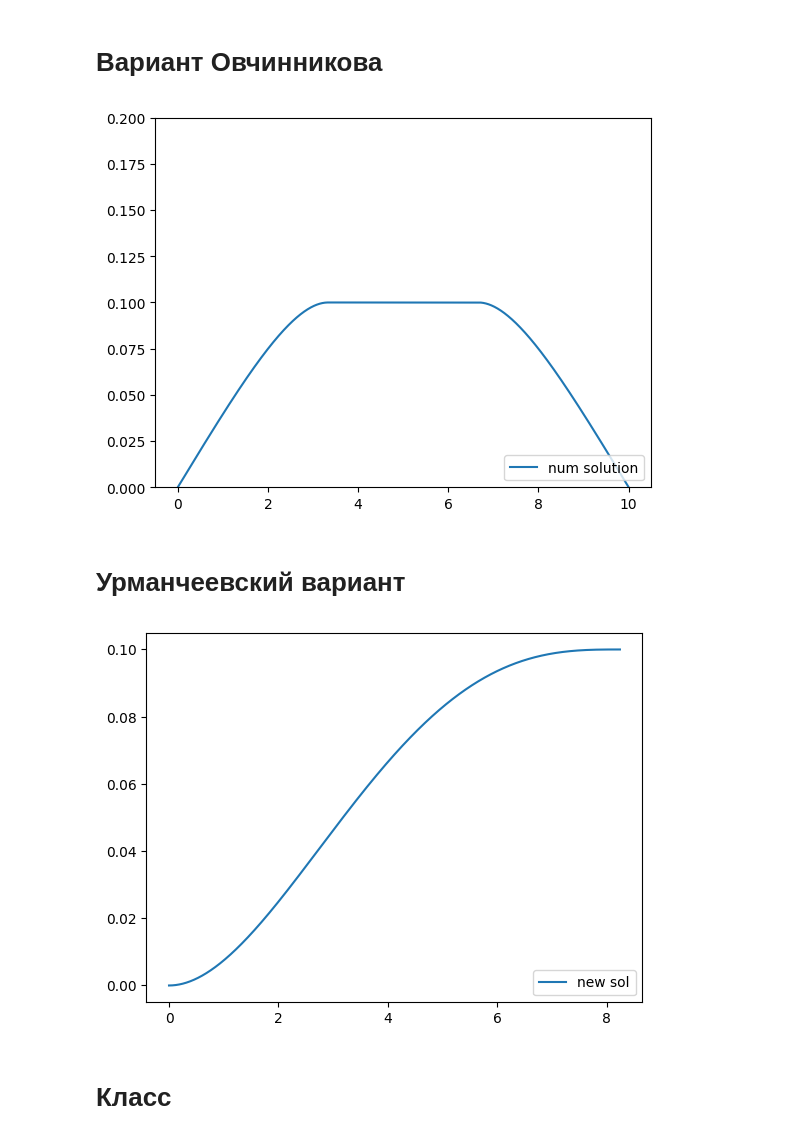
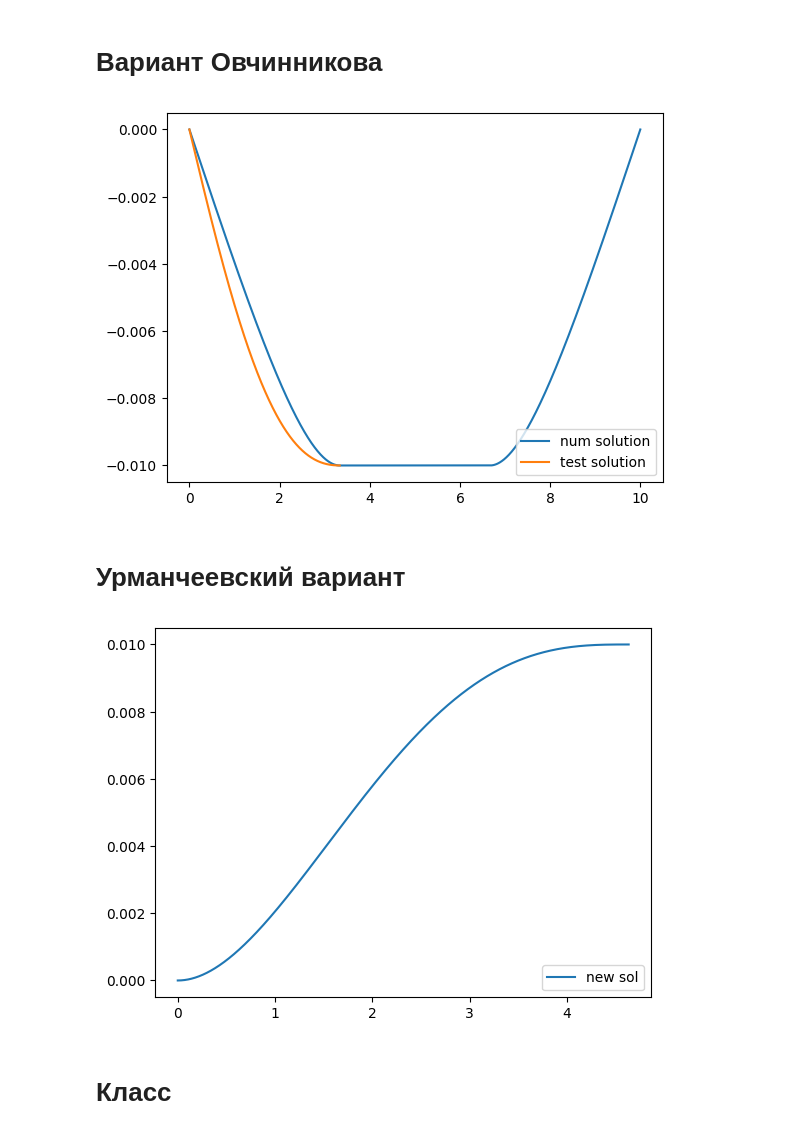
Before and after one commit to SpaceZeroed/Direc_Pipe, a Jupyter notebook: Diploma.ipynb, the cells around one changed output. Cells and saved outputs as stored; diff of their text form; code cells hidden in the pictures.

```diff
--- a/Diploma.ipynb
+++ b/Diploma.ipynb
@@ -95,36 +95,46 @@ print(l1)
 # %%
 Euler_init()
 n = 3
 f = lambda P: np.sqrt(P/P_equal) - n
 temp, = fsolve(f,P_equal)
 Euler_init(temp)
 def Euler_fun(x,w):
   return np.vstack((w[1],w[2],w[3],P/(E*Jx)*w[2]))
 # Краевые условия
 def bc_ER(ya, yb): # шарниры
-  return np.array([ya[0], yb[0]-delta,ya[2],yb[1]])
+  return np.array([ya[0], yb[0]+delta,ya[2],yb[1]])
 def bc_EL(ya, yb): # шарниры
-  return np.array([ya[0]-delta, yb[0],ya[1],yb[2]])
+  return np.array([ya[0]+delta, yb[0],ya[1],yb[2]])
 totalNodes = 1000
 x1 = np.linspace(0, l1, totalNodes)
 x2 = np.linspace(l1, l-l1, totalNodes)
 x3 = np.linspace(l-l1, l, totalNodes)
 x = np.hstack([x1,x2,x3])
+
+delta = 0.01
 
 w1 = np.zeros((4, x1.shape[0]))
 w3 = np.zeros((4, x3.shape[0]))
 solbc1 = solve_bvp(Euler_fun,bc_ER,x1,w1, tol = 1e-10, max_nodes=totalNodes)
 solbc3 = solve_bvp(Euler_fun,bc_EL,x1,w3, tol = 1e-10, max_nodes=totalNodes)
 w1 = solbc1.y[0]
 w2 = w1[-1]*np.ones(x2.shape[0])
 w3 = solbc3.y[0]
 w = np.hstack([w1,w2,w3])
 plt.plot(x,w,label='num solution')
 plt.legend(loc='lower right')
-plt.ylim(0,0.2)
+#plt.ylim(0
+
+w1 = np.zeros((4, x1.shape[0]))
+def Euler_fun(x,w):
+  return np.vstack((w[1],w[2],w[3],P/(E*Jx)*w[2]-7800*2*9.8/(E*Jx)))
+solbc1 = solve_bvp(Euler_fun,bc_ER,x1,w1, tol = 1e-10, max_nodes=totalNodes)
+w1 = solbc1.y[0]
+plt.plot(x1,w1,label='test solution')
+plt.legend(loc='lower right')
 plt.show()
 # %% [output]
-[figure, old version]
+[figure, new version]
 # %% [markdown]
 # Урманчеевский вариант
 # %%
@@ -138,7 +148,7 @@ plt.plot(x1,y1,label='new sol')
 plt.legend(loc='lower right')
 plt.show()
 # %% [output]
-[figure, old version]
+[figure, new version]
 # %% [markdown]
 # Класс
 # %% [markdown]
```
Also changed, not shown: parts of 3 cells of this notebook.
